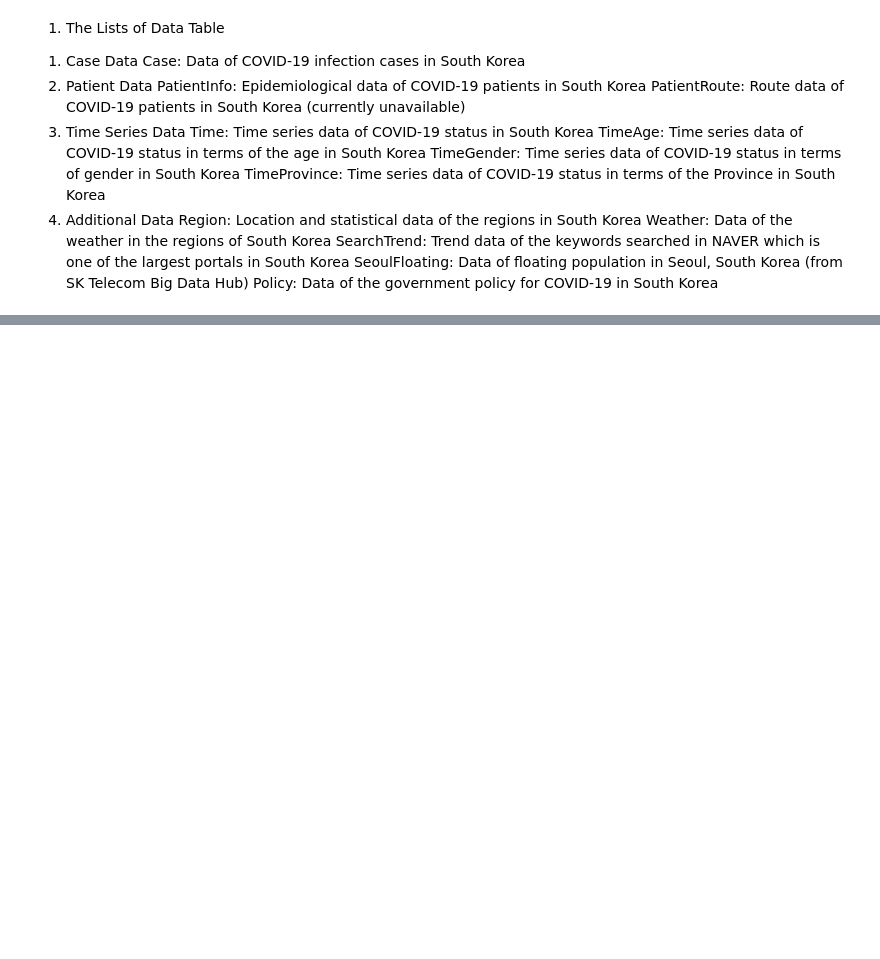
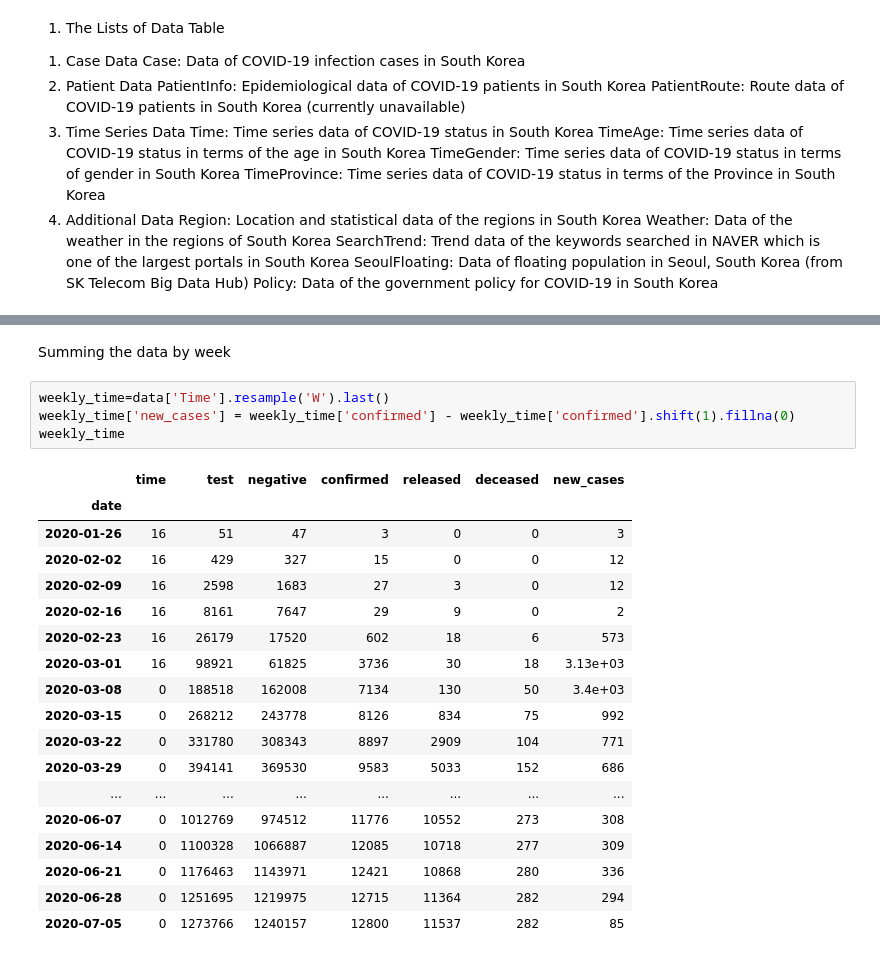
Before and after one commit to gediminas-skvarnavicius/s-korea-covid-19-analysis, a Jupyter notebook: analysis.ipynb, the cells around one changed output, grey strips where cells are left out. Cells and saved outputs as stored; diff of their text form; blank space fills up the shorter version.

```diff
--- a/analysis.ipynb
+++ b/analysis.ipynb
@@ -36,0 +141,25 @@ data['Time'].plot('date')
+# %% [markdown]
+Summing the data by week
+# %%
+weekly_time=data['Time'].resample('W').last()
+weekly_time['new_cases'] = weekly_time['confirmed'] - weekly_time['confirmed'].shift(1).fillna(0)
+weekly_time
+# %% [output]
+|  | time | test | negative | confirmed | released | deceased | new_cases |
+| date |  |  |  |  |  |  |  |
+| 2020-01-26 | 16 | 51 | 47 | 3 | 0 | 0 | 3 |
+| 2020-02-02 | 16 | 429 | 327 | 15 | 0 | 0 | 12 |
+| 2020-02-09 | 16 | 2598 | 1683 | 27 | 3 | 0 | 12 |
+| 2020-02-16 | 16 | 8161 | 7647 | 29 | 9 | 0 | 2 |
+| 2020-02-23 | 16 | 26179 | 17520 | 602 | 18 | 6 | 573 |
+| 2020-03-01 | 16 | 98921 | 61825 | 3736 | 30 | 18 | 3.13e+03 |
+| 2020-03-08 | 0 | 188518 | 162008 | 7134 | 130 | 50 | 3.4e+03 |
+| 2020-03-15 | 0 | 268212 | 243778 | 8126 | 834 | 75 | 992 |
+| 2020-03-22 | 0 | 331780 | 308343 | 8897 | 2909 | 104 | 771 |
+| 2020-03-29 | 0 | 394141 | 369530 | 9583 | 5033 | 152 | 686 |
+| ... | ... | ... | ... | ... | ... | ... | ... |
+| 2020-06-07 | 0 | 1012769 | 974512 | 11776 | 10552 | 273 | 308 |
+| 2020-06-14 | 0 | 1100328 | 1066887 | 12085 | 10718 | 277 | 309 |
+| 2020-06-21 | 0 | 1176463 | 1143971 | 12421 | 10868 | 280 | 336 |
+| 2020-06-28 | 0 | 1251695 | 1219975 | 12715 | 11364 | 282 | 294 |
+| 2020-07-05 | 0 | 1273766 | 1240157 | 12800 | 11537 | 282 | 85 |
```
Also changed, not shown: parts of 16 cells of this notebook, 27 other files.
